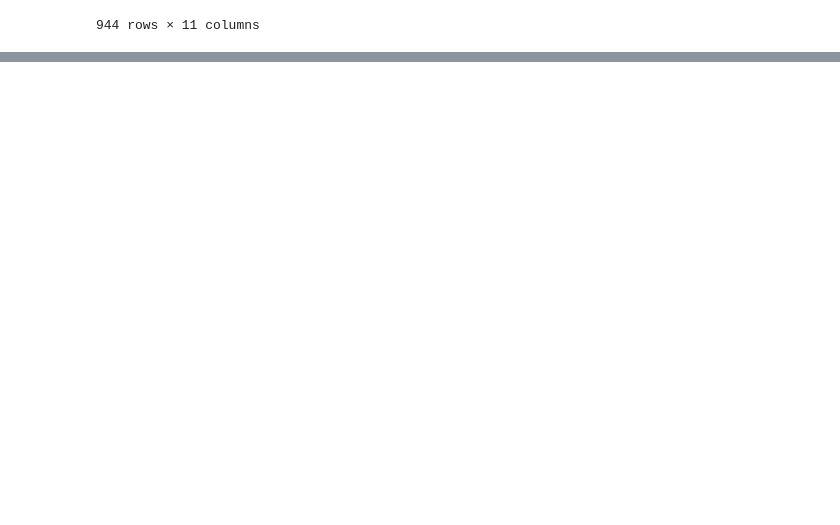
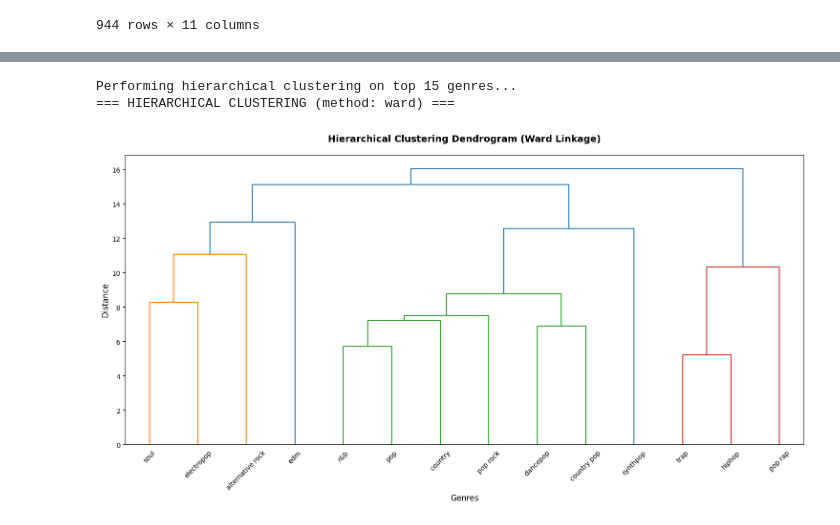
Before and after one commit to wkandersen/02807-computational-data-science, a Jupyter notebook: tf-idf.ipynb, the cells around one changed output, grey strips where cells are left out. Cells and saved outputs as stored; diff of their text form; code cells hidden in the pictures; blank space fills up the shorter version.

Commit message:
massere af clustering

```diff
--- a/tf-idf.ipynb
+++ b/tf-idf.ipynb
@@ -346,0 +1115,68 @@ df_genre_emotions_mean
+# %%
+# Hierarchical Clustering Analysis
+from sklearn.cluster import AgglomerativeClustering
+from scipy.cluster.hierarchy import dendrogram, linkage, fcluster
+from scipy.spatial.distance import pdist
+
+def perform_hierarchical_clustering(features, genre_names, n_clusters=5, linkage_method='ward'):
+    """
+    Perform hierarchical clustering and create dendrogram visualization
+    """
+    print(f"=== HIERARCHICAL CLUSTERING (method: {linkage_method}) ===")
+
+    # Perform hierarchical clustering
+    hierarchical = AgglomerativeClustering(
+        n_clusters=n_clusters,
+        linkage=linkage_method
+    )
+    cluster_labels_hier = hierarchical.fit_predict(features)
+
+    # Create linkage matrix for dendrogram
+    linkage_matrix = linkage(features, method=linkage_method)
+
+    # Create dendrogram
+    plt.figure(figsize=(15, 8))
+    dendrogram(
+        linkage_matrix,
+        labels=genre_names,
+        orientation='top',
+        distance_sort='descending',
+        show_leaf_counts=True,
+        leaf_rotation=45,
+        leaf_font_size=10
+    )
+    plt.title(f'Hierarchical Clustering Dendrogram ({linkage_method.capitalize()} Linkage)',
+              fontsize=14, fontweight='bold', pad=20)
+    plt.xlabel('Genres', fontsize=12)
+    plt.ylabel('Distance', fontsize=12)
+    plt.tight_layout()
+    plt.show()
+
+    # Show cluster results
+    results_df_hier = pd.DataFrame({
+        'genre': genre_names,
+        'cluster': cluster_labels_hier
+    })
+
+    print(f"\nHierarchical Clustering Results ({n_clusters} clusters):")
+    print(results_df_hier.sort_values('cluster'))
+
+    print("\nHierarchical Cluster Compositions:")
+    for cluster_id in sorted(set(cluster_labels_hier)):
+        genres_in_cluster = results_df_hier[results_df_hier['cluster'] == cluster_id]['genre'].tolist()
+        print(f"Cluster {cluster_id}: {genres_in_cluster}")
+
+    return cluster_labels_hier, linkage_matrix, results_df_hier
+
+# Perform hierarchical clustering
+print("Performing hierarchical clustering on top 15 genres...")
+cluster_labels_hier, linkage_matrix, results_df_hier = perform_hierarchical_clustering(
+    features_scaled_filtered,
+    genre_names_filtered,
+    n_clusters=5,
+    linkage_method='ward'
+)
+# %% [output]
+Performing hierarchical clustering on top 15 genres...
+=== HIERARCHICAL CLUSTERING (method: ward) ===
+[figure, added]
```
Also changed, not shown: parts of 29 cells of this notebook.
